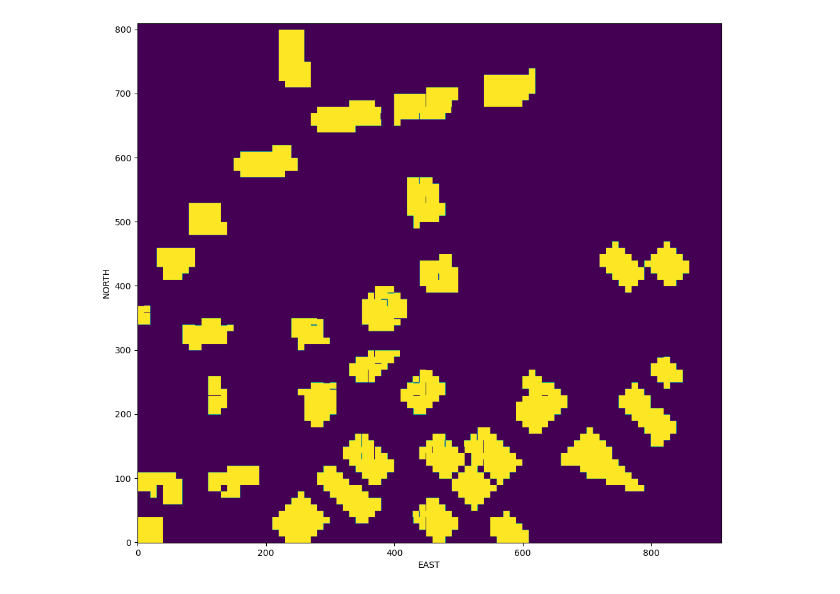
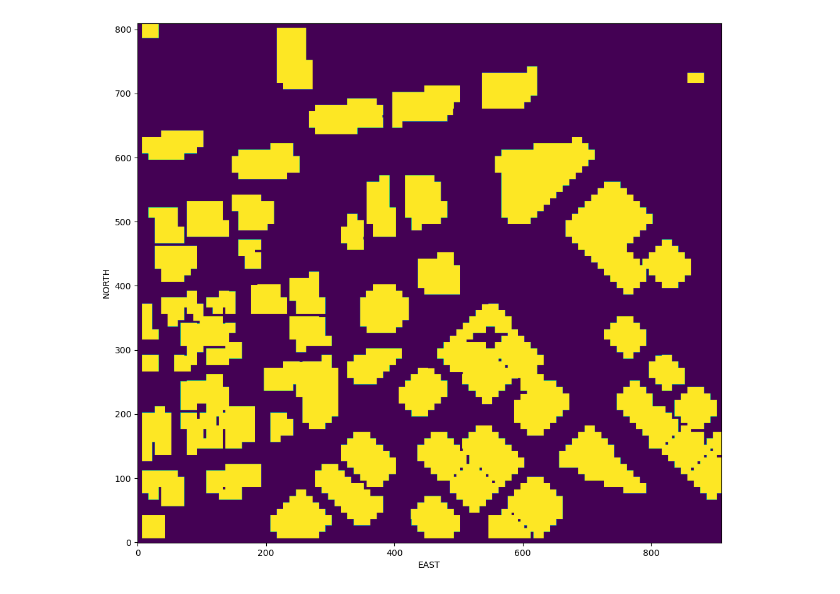
Before and after one commit to francesco-dorati/AEA-planning-course, a Jupyter notebook: Lesson 2/15. Configuration Space Exercise.ipynb, the cells around one changed output. Cells and saved outputs as stored; diff of their text form; code cells hidden in the pictures.

```diff
--- a/Lesson 2/15. Configuration Space Exercise.ipynb
+++ b/Lesson 2/15. Configuration Space Exercise.ipynb
@@ -23,51 +14,41 @@ def create_grid(data, drone_altitude, safety_distance):
     based on given obstacle data, drone altitude and safety distance
     arguments.
     """
-
-    # minimum and maximum north coordinates
     north_min = np.floor(np.amin(data[:, 0] - data[:, 3]))
     north_max = np.ceil(np.amax(data[:, 0] + data[:, 3]))
+    north_size = int(np.ceil((north_max - north_min)))
 
-    # minimum and maximum east coordinates
     east_min = np.floor(np.amin(data[:, 1] - data[:, 4]))
     east_max = np.ceil(np.amax(data[:, 1] + data[:, 4]))
-
-    # given the minimum and maximum coordinates we can
-    # calculate the size of the grid.
-    north_size = int(np.ceil((north_max - north_min)))
     east_size = int(np.ceil((east_max - east_min)))
 
     grid = np.zeros((north_size, east_size))
 
-    for i in range(data.shape[0]):
-        north, east, alt, d_north, d_east, d_alt = data[i, :]
+    for obstacle_idx in range(data.shape[0]):
+            north, east, alt, d_north, d_east, d_alt = data[obstacle_idx, :]
 
-        if alt + d_alt + safety_distance > drone_altitude:
-            obstacle_north = [
-                int(north - d_north - safety_distance - north_min), # from
-                int(north + d_north + safety_distance - north_min), # to
-            ]
+            if alt + d_alt + safety_distance > drone_altitude:
+                north_start = int(north - d_north - safety_distance - north_min)
+                north_end = int(north + d_north + safety_distance - north_min)
 
-            obstacle_east = [
-                int(east - d_east - safety_distance - east_min), # from
-                int(east + d_east + safety_distance - east_min), # to
-            ]
+                east_start = int(east - d_east - safety_distance - east_min)
+                east_end = int(east + d_east + safety_distance - east_min)
 
-            grid[obstacle_north[0]:obstacle_north[1], obstacle_east[0]:obstacle_east[1]] = 1
+                grid[north_start:north_end, east_start:east_end] = 1
 
     return grid
 # %%
-drone_altitude = 93 # Static drone altitude (metres)
-safe_distance = 0
+drone_altitude = 40 # Static drone altitude (metres)
+safe_distance = 3
 
 grid = create_grid(data, drone_altitude, safe_distance)
 
 # equivalent to
 # plt.imshow(np.flip(grid, 0))
 plt.imshow(grid, origin='lower')
 
 plt.xlabel('EAST')
 plt.ylabel('NORTH')
 plt.show()
 # %% [output]
-[figure, old version]
+[figure, new version]
```
Also changed, not shown: parts of 1 cell of this notebook.
